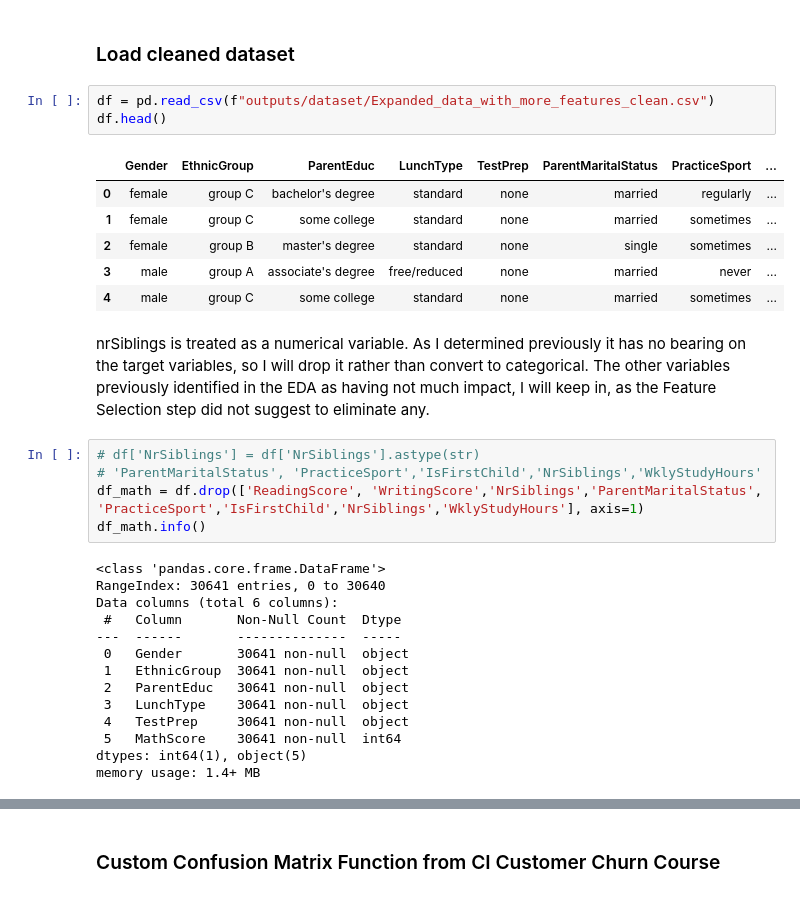
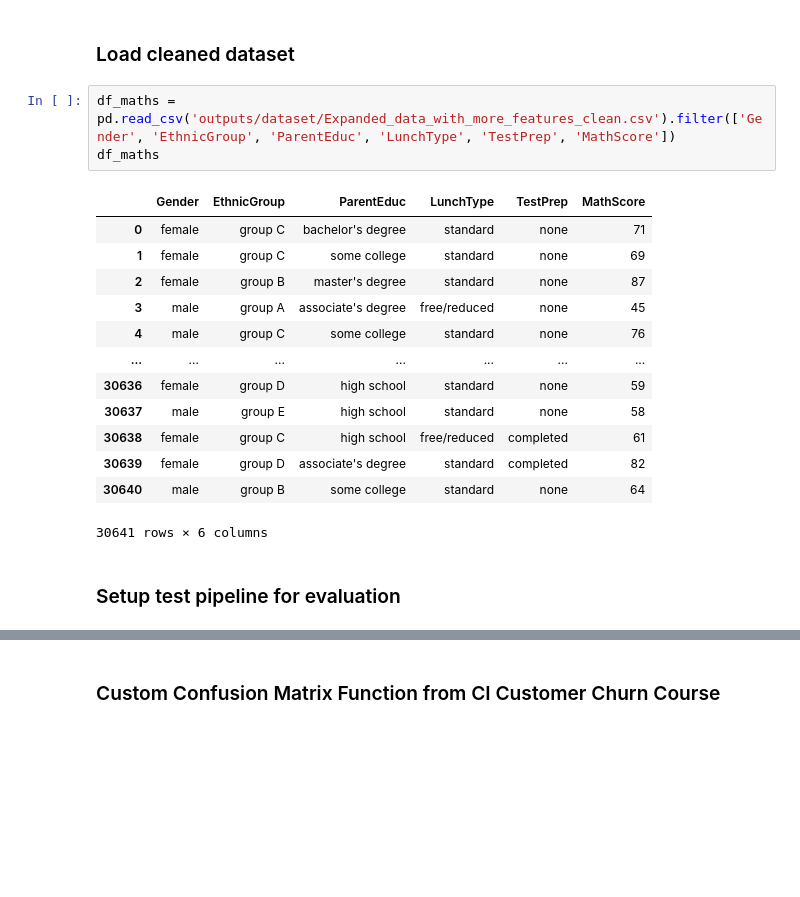
Before and after one commit to A-Hoenig/student-AI, a Jupyter notebook: jupyter_notebooks/NB_8c_math_model_class_2.ipynb, the cells around one changed output, grey strips where cells are left out. Drawn from its saved outputs; the diff is of its cells as text; blank space fills up the shorter version.

```diff
--- a/jupyter_notebooks/NB_8c_math_model_class_2.ipynb
+++ b/jupyter_notebooks/NB_8c_math_model_class_2.ipynb
@@ -107,35 +91,23 @@ Active Directory: /workspace/student-AI
 # %% [markdown]
 ### Load cleaned dataset
 # %%
-df = pd.read_csv(f"outputs/dataset/Expanded_data_with_more_features_clean.csv")
-df.head()
+df_maths = pd.read_csv('outputs/dataset/Expanded_data_with_more_features_clean.csv').filter(['Gender', 'EthnicGroup', 'ParentEduc', 'LunchType', 'TestPrep', 'MathScore'])
+df_maths
 # %% [output]
-|  | Gender | EthnicGroup | ParentEduc | LunchType | TestPrep | ParentMaritalStatus | PracticeSport | ... |
-| 0 | female | group C | bachelor's degree | standard | none | married | regularly | ... |
-| 1 | female | group C | some college | standard | none | married | sometimes | ... |
-| 2 | female | group B | master's degree | standard | none | single | sometimes | ... |
-| 3 | male | group A | associate's degree | free/reduced | none | married | never | ... |
-| 4 | male | group C | some college | standard | none | married | sometimes | ... |
+|  | Gender | EthnicGroup | ParentEduc | LunchType | TestPrep | MathScore |
+| 0 | female | group C | bachelor's degree | standard | none | 71 |
+| 1 | female | group C | some college | standard | none | 69 |
+| 2 | female | group B | master's degree | standard | none | 87 |
+| 3 | male | group A | associate's degree | free/reduced | none | 45 |
+| 4 | male | group C | some college | standard | none | 76 |
+| ... | ... | ... | ... | ... | ... | ... |
+| 30636 | female | group D | high school | standard | none | 59 |
+| 30637 | male | group E | high school | standard | none | 58 |
+| 30638 | female | group C | high school | free/reduced | completed | 61 |
+| 30639 | female | group D | associate's degree | standard | completed | 82 |
+| 30640 | male | group B | some college | standard | none | 64 |
+30641 rows × 6 columns
-# %% [markdown]
-nrSiblings is treated as a numerical variable. As I determined previously it has no bearing on the target variables, so I will drop it rather than convert to categorical. The other variables previously identified in the EDA as having not much impact, I will keep in, as the Feature Selection step did not suggest to eliminate any.
-# %%
-# df['NrSiblings'] = df['NrSiblings'].astype(str)
-# 'ParentMaritalStatus', 'PracticeSport','IsFirstChild','NrSiblings','WklyStudyHours'
-df_math = df.drop(['ReadingScore', 'WritingScore','NrSiblings','ParentMaritalStatus', 'PracticeSport','IsFirstChild','NrSiblings','WklyStudyHours'], axis=1)
-df_math.info()
-# %% [output]
-<class 'pandas.core.frame.DataFrame'>
-RangeIndex: 30641 entries, 0 to 30640
-Data columns (total 6 columns):
- #   Column       Non-Null Count  Dtype
----  ------       --------------  -----
- 0   Gender       30641 non-null  object
- 1   EthnicGroup  30641 non-null  object
- 2   ParentEduc   30641 non-null  object
- 3   LunchType    30641 non-null  object
- 4   TestPrep     30641 non-null  object
- 5   MathScore    30641 non-null  int64
-dtypes: int64(1), object(5)
-memory usage: 1.4+ MB
+# %% [markdown]
+### Setup test pipeline for evaluation
 # %%
 def PipelineOptimization(model):
```
Also changed, not shown: parts of 48 cells of this notebook, 10 other files.
